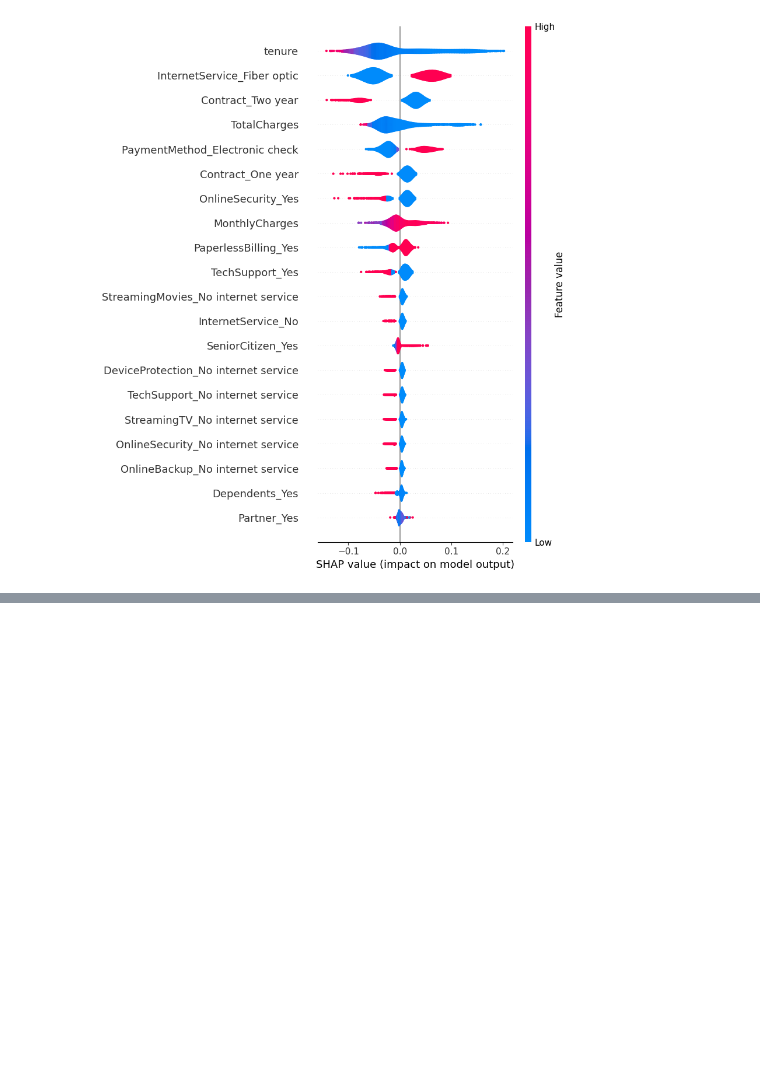
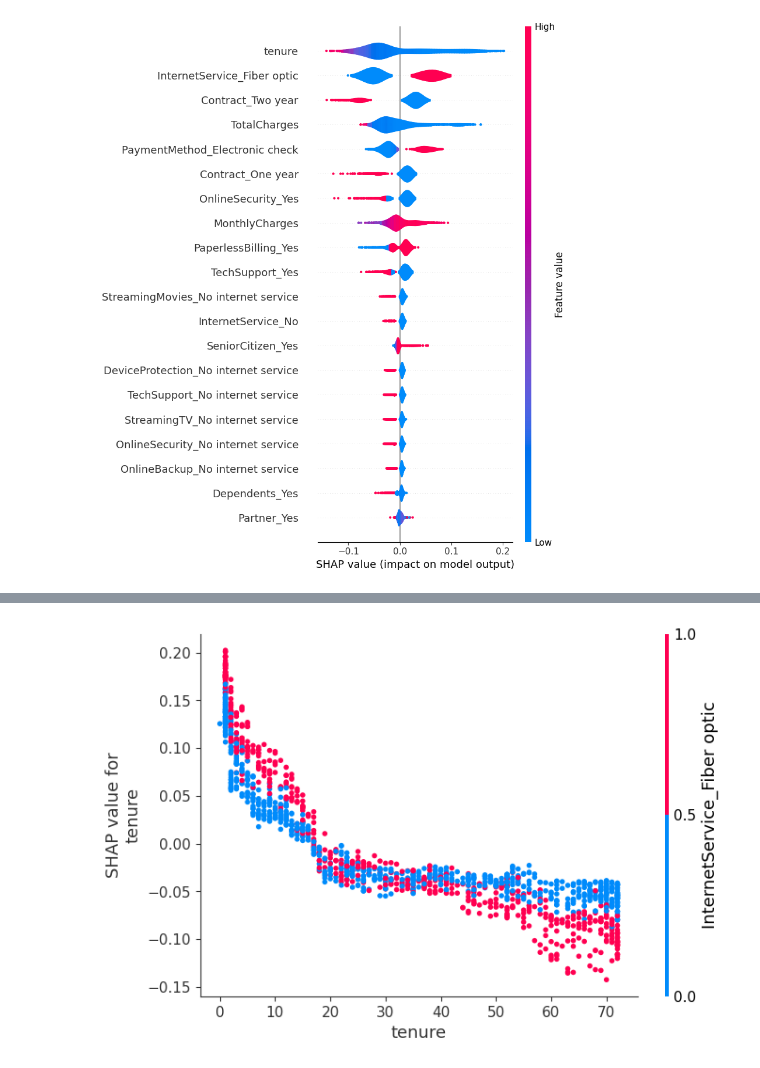
Before and after one commit to stefanoaragoni/CC31062024_Proyecto1, a Jupyter notebook: proyecto1.ipynb, the cells around one changed output, grey strips where cells are left out. Drawn from its saved outputs; the diff is of its cells as text; code cells hidden in the pictures; blank space fills up the shorter version.

```diff
--- a/proyecto1.ipynb
+++ b/proyecto1.ipynb
@@ -936,0 +943,4 @@ print(shap_values_dt.values.shape)
+# %%
+shap.dependence_plot('tenure', shap_values_rf.values[:, :, 1], X_test)
+# %% [output]
+[figure, added]
```
Also changed, not shown: parts of 32 cells of this notebook.
